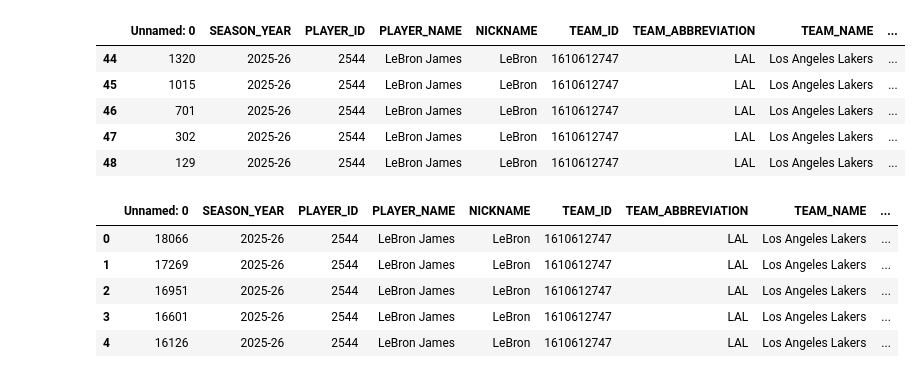
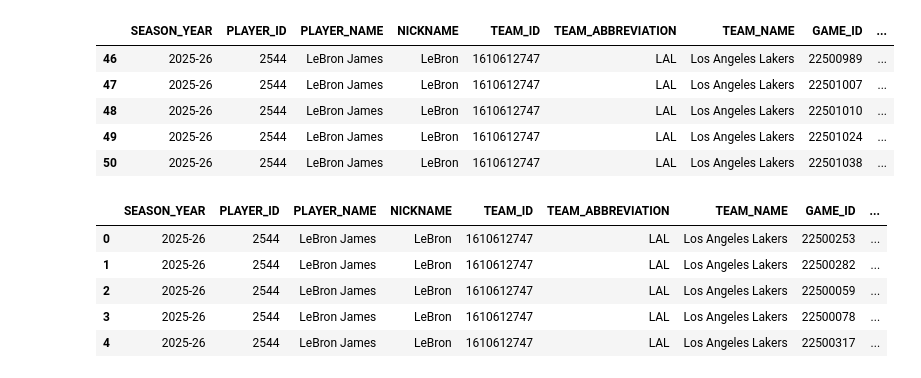
Before and after one commit to spon7ge/NBA-Prop-Predictor, a Jupyter notebook: src/points_model/min_model.ipynb, the cells around one changed output. Drawn from its saved outputs; the diff is of its cells as text; code cells hidden in the pictures.

```diff
--- a/src/points_model/min_model.ipynb
+++ b/src/points_model/min_model.ipynb
@@ -27,35 +41,35 @@ warnings.filterwarnings("ignore")
 # %%
-pd.set_option('display.max_columns', None)
-
-df = pd.read_csv('data/raw/season_stats/S26.csv').sort_values(by='GAME_DATE')
 df["GAME_DATE"] = pd.to_datetime(df["GAME_DATE"])
 df = df.sort_values(["PLAYER_ID", "GAME_DATE"]).reset_index(drop=True)
 
 # Derived features
+df['MIN'] = df['MIN'].round(2)
 df['PF_PER_MIN'] = df['PF'] / df['MIN'].replace(0, np.nan)
 df["PTS_PER_MIN"] = df["PTS"] / df["MIN"].replace(0, np.nan)
 df["IS_HOME"]     = df["MATCHUP"].str.contains("vs\\.").astype(int)
 df["SPREAD_PROXY"] = df["TEAM_PLUS_MINUS"]  # actual outcome; use betting spread at prediction time
 df['STARTING'] = df['START_POSITION'].notna().astype(int)
 df = engineer_features(df)
+df['TEAM_PTS_RANK_L10'] = (df.groupby(['TEAM_ID','GAME_DATE'])['PTS_roll10'].rank(ascending=False, method='dense'))
 df['TEAM_MIN_RANK_L10'] = (df.groupby(['TEAM_ID','GAME_DATE'])['MIN_roll10'].rank(ascending=False, method='dense'))
 df['TEAM_USG_RANK_L10'] = (df.groupby(['TEAM_ID','GAME_DATE'])['USG_PCT_roll10'].rank(ascending=False, method='dense'))
+df['TEAM_TS_RANK_L10'] = (df.groupby(['TEAM_ID','GAME_DATE'])['TS_PCT_roll10'].rank(ascending=False, method='dense'))
 df['MEDIAN_MIN_ROLLING_10'] = (df.groupby('PLAYER_ID')['MIN'].transform(lambda x: x.shift(1).rolling(10).median().round(2)))
 df["PTS_PER_MIN_10_ewm"] = df.groupby("PLAYER_ID")["PTS_PER_MIN"].transform(lambda x: x.shift(1).ewm(span=10).mean())
 df['PTS_ewm10'] = (df.groupby('PLAYER_ID')['PTS'].transform(lambda x: x.shift(1).ewm(span=10, adjust=False).mean()))
 df['MIN_ewm10'] = (df.groupby('PLAYER_ID')['MIN'].transform(lambda x: x.shift(1).ewm(span=10, adjust=False).mean()))
 df["GP"] = df.groupby("PLAYER_ID").cumcount()  # 0-indexed; GP=0 means first game
 df["BLOWOUT_RISK"] = df.groupby("PLAYER_ID")["TEAM_PLUS_MINUS"].transform(
     lambda x: x.shift(1).rolling(5, min_periods=1).std())
 df['MIN_TREND'] = df['MIN_roll3'] - df['MIN_roll10']
 df[df['PLAYER_ID'] == 2544].tail()
 # %% [output]
-|  | Unnamed: 0 | SEASON_YEAR | PLAYER_ID | PLAYER_NAME | NICKNAME | TEAM_ID | TEAM_ABBREVIATION | TEAM_NAME | ... |
-| 44 | 1320 | 2025-26 | 2544 | LeBron James | LeBron | 1610612747 | LAL | Los Angeles Lakers | ... |
-| 45 | 1015 | 2025-26 | 2544 | LeBron James | LeBron | 1610612747 | LAL | Los Angeles Lakers | ... |
-| 46 | 701 | 2025-26 | 2544 | LeBron James | LeBron | 1610612747 | LAL | Los Angeles Lakers | ... |
-| 47 | 302 | 2025-26 | 2544 | LeBron James | LeBron | 1610612747 | LAL | Los Angeles Lakers | ... |
-| 48 | 129 | 2025-26 | 2544 | LeBron James | LeBron | 1610612747 | LAL | Los Angeles Lakers | ... |
+|  | SEASON_YEAR | PLAYER_ID | PLAYER_NAME | NICKNAME | TEAM_ID | TEAM_ABBREVIATION | TEAM_NAME | GAME_ID | ... |
+| 46 | 2025-26 | 2544 | LeBron James | LeBron | 1610612747 | LAL | Los Angeles Lakers | 22500989 | ... |
+| 47 | 2025-26 | 2544 | LeBron James | LeBron | 1610612747 | LAL | Los Angeles Lakers | 22501007 | ... |
+| 48 | 2025-26 | 2544 | LeBron James | LeBron | 1610612747 | LAL | Los Angeles Lakers | 22501010 | ... |
+| 49 | 2025-26 | 2544 | LeBron James | LeBron | 1610612747 | LAL | Los Angeles Lakers | 22501024 | ... |
+| 50 | 2025-26 | 2544 | LeBron James | LeBron | 1610612747 | LAL | Los Angeles Lakers | 22501038 | ... |
 # %%
 # Drop stale prior columns so re-running this cell does not merge into prior_mean_x / prior_mean_y
 _prior_stale = [
@@ -90,11 +104,11 @@ posterior_mean = (prior_prec * prior_m + obs_prec * obs_mean) / (prior_prec + ob
 df["BAYES_PTS_PER_MIN"] = np.where(obs_n.to_numpy() == 0, prior_m.to_numpy(), posterior_mean.to_numpy())
 df.head()
 # %% [output]
-|  | Unnamed: 0 | SEASON_YEAR | PLAYER_ID | PLAYER_NAME | NICKNAME | TEAM_ID | TEAM_ABBREVIATION | TEAM_NAME | ... |
-| 0 | 18066 | 2025-26 | 2544 | LeBron James | LeBron | 1610612747 | LAL | Los Angeles Lakers | ... |
-| 1 | 17269 | 2025-26 | 2544 | LeBron James | LeBron | 1610612747 | LAL | Los Angeles Lakers | ... |
-| 2 | 16951 | 2025-26 | 2544 | LeBron James | LeBron | 1610612747 | LAL | Los Angeles Lakers | ... |
-| 3 | 16601 | 2025-26 | 2544 | LeBron James | LeBron | 1610612747 | LAL | Los Angeles Lakers | ... |
-| 4 | 16126 | 2025-26 | 2544 | LeBron James | LeBron | 1610612747 | LAL | Los Angeles Lakers | ... |
+|  | SEASON_YEAR | PLAYER_ID | PLAYER_NAME | NICKNAME | TEAM_ID | TEAM_ABBREVIATION | TEAM_NAME | GAME_ID | ... |
+| 0 | 2025-26 | 2544 | LeBron James | LeBron | 1610612747 | LAL | Los Angeles Lakers | 22500253 | ... |
+| 1 | 2025-26 | 2544 | LeBron James | LeBron | 1610612747 | LAL | Los Angeles Lakers | 22500282 | ... |
+| 2 | 2025-26 | 2544 | LeBron James | LeBron | 1610612747 | LAL | Los Angeles Lakers | 22500059 | ... |
+| 3 | 2025-26 | 2544 | LeBron James | LeBron | 1610612747 | LAL | Los Angeles Lakers | 22500078 | ... |
+| 4 | 2025-26 | 2544 | LeBron James | LeBron | 1610612747 | LAL | Los Angeles Lakers | 22500317 | ... |
 # %%
 MIN_FEATURES = [
```
Also changed, not shown: parts of 16 cells of this notebook, 5 other files.
